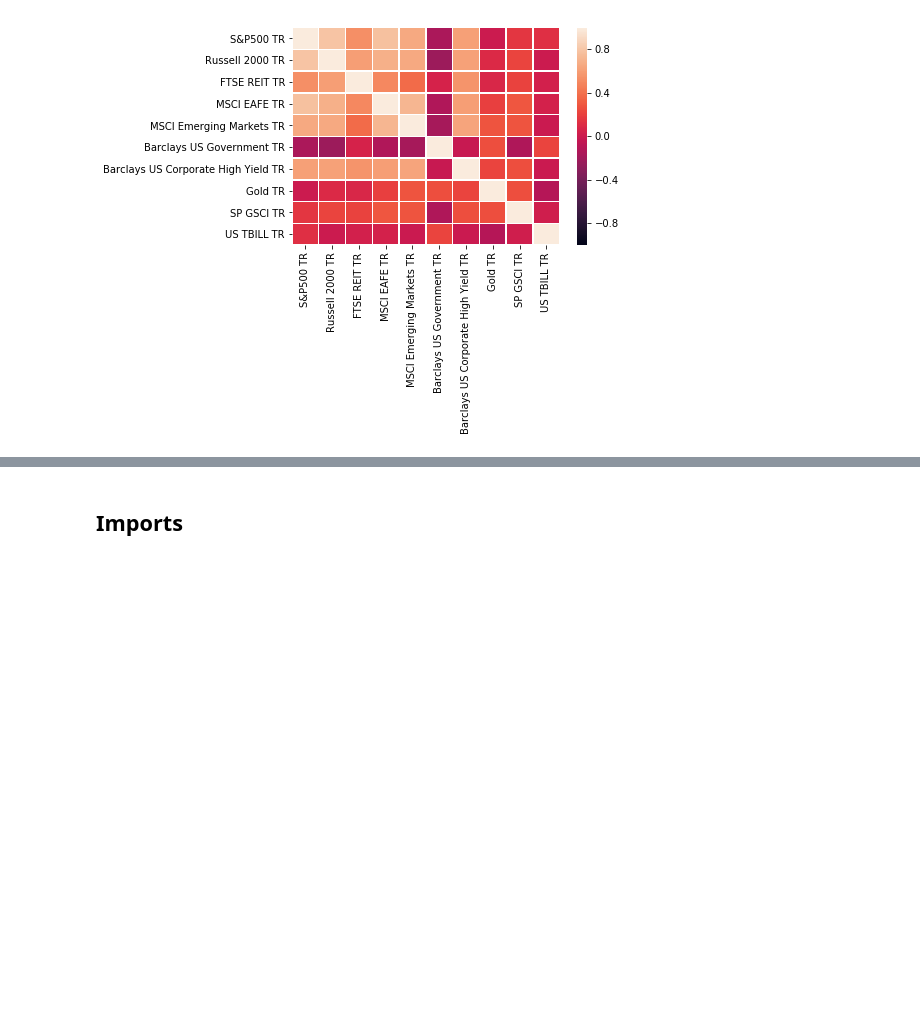
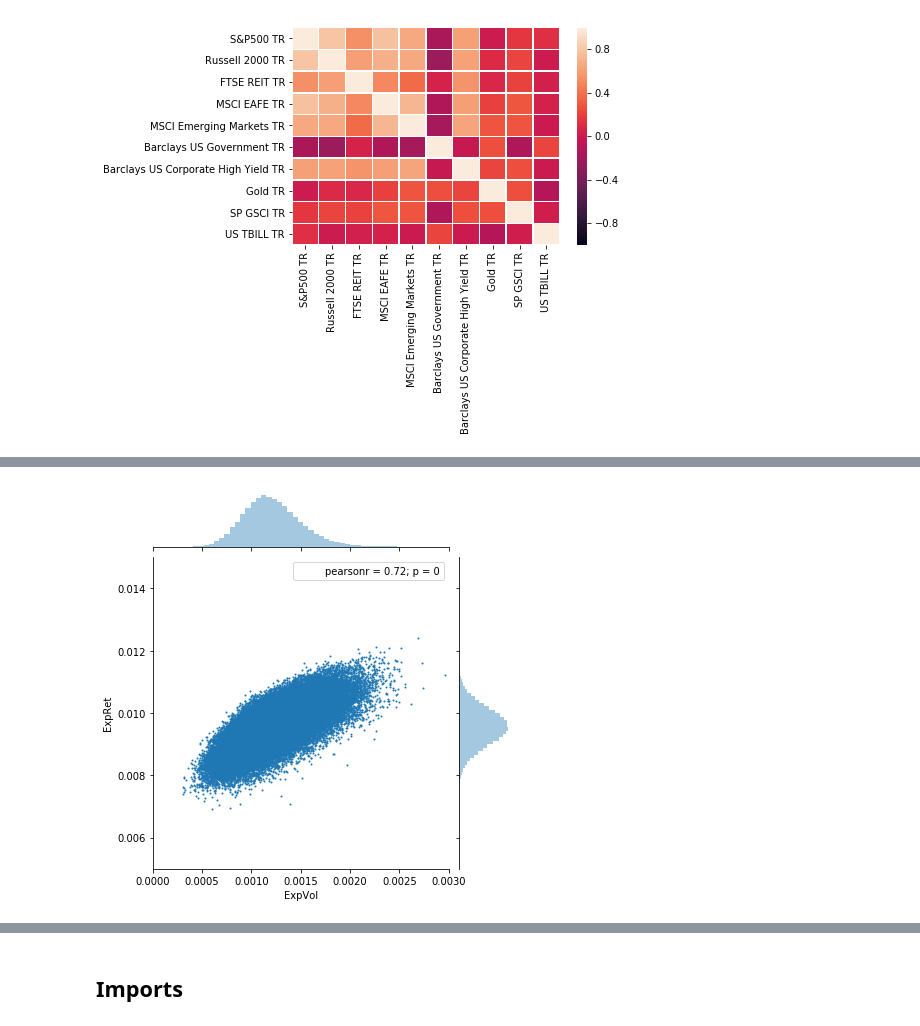
Before and after one commit to rruthberg/notebooks, a Jupyter notebook: PortfolioAnalysisMPT.ipynb, the cells around one changed output, grey strips where cells are left out. Cells and saved outputs as stored; diff of their text form; code cells hidden in the pictures; blank space fills up the shorter version.

Commit message:
Efficient frontier simulation

```diff
--- a/PortfolioAnalysisMPT.ipynb
+++ b/PortfolioAnalysisMPT.ipynb
@@ -94,0 +156,36 @@ ax = sns.heatmap(corr_matrix, vmin=-1, vmax=1, linewidths=.5)
+# %%
+from numpy.linalg import inv
+delta = 1
+cov_inv = np.asarray(inv(cov_matrix))
+mu_vec = exp_ret
+onesT = np.ones(len(exp_ret))
+ones = np.asarray(np.transpose(onesT))
+
+#w_vec = w_vec/np.sum(w_vec)
+oneSigma = np.dot(onesT,cov_inv)
+oneSigmaOne = np.dot(oneSigma,ones)
+oneSigmaMu = np.asarray([np.dot(oneSigma,mu_vec)])
+subvec = np.add(mu_vec,-onesT*oneSigmaMu/oneSigmaOne)
+optimal_weights = (1/delta)*np.dot(cov_inv,subvec) #no constraints
+#w_vec = w_vec/np.sum(w_vec)
+# %%
+#simulat portfolio weights
+try_size = 100000
+sample_weights = []
+sample_expret = []
+sample_expvol = []
+sample_util = []
+for i in range(0,try_size):
+    dist = np.random.uniform(0.0,1.0,10)
+    wvec = dist/np.sum(dist)
+    eret = np.dot(wvec,mu_vec)
+    evol = wvec@cov_matrix@wvec
+    sample_weights.append(wvec)
+    sample_expret.append(eret)
+    sample_expvol.append(evol)
+    sample_util.append(eret-evol)
+eff_df = pd.DataFrame({'ExpRet':sample_expret, 'ExpVol':sample_expvol, 'Utility':sample_util})
+#eff_df = pd.DataFrame(data=[sample_expret,sample_expvol],index=[range(0,len(sample_weights))], columns=["ExpRet","ExpVol"])
+ax = sns.jointplot(x='ExpVol',y='ExpRet',data=eff_df,joint_kws={"s": 1},xlim=(0.000,0.003),ylim=(0.005, 0.015))
+# %% [output]
+[figure, added]
```
Also changed, not shown: parts of 10 cells of this notebook.
